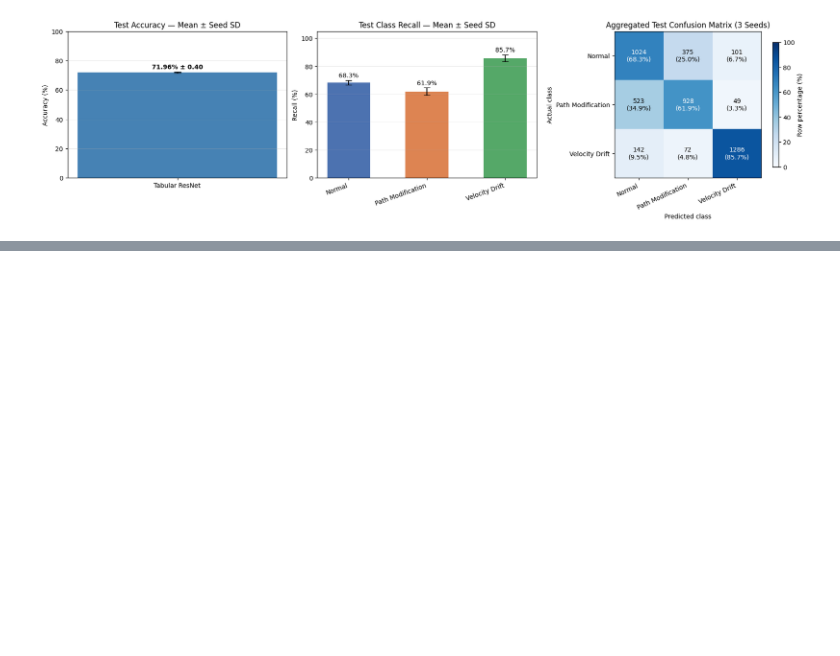
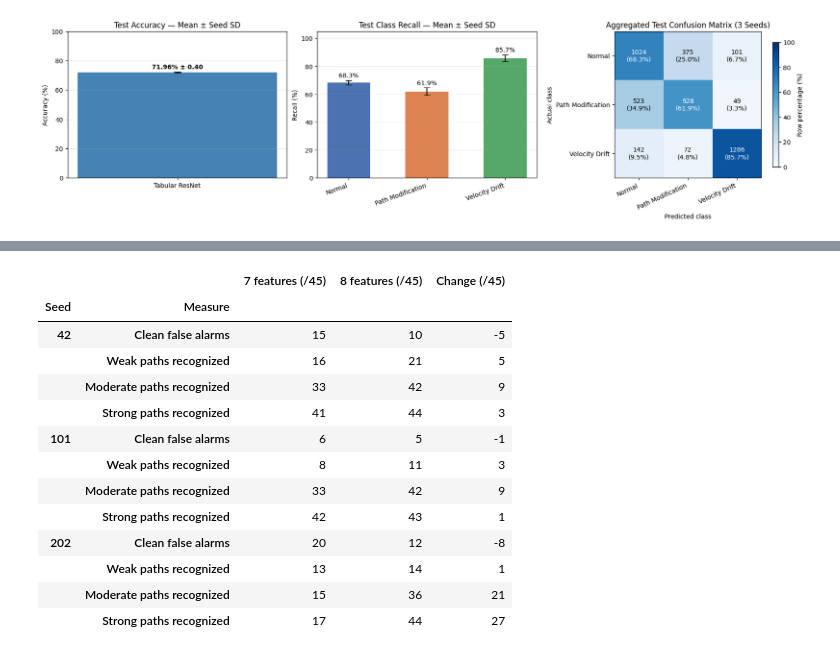
Before and after one commit to iamnaymur/ml_meta_learning, a Jupyter notebook: TabularResNet_ProtoNet_FromScratch_airspace_dataset.ipynb, the cells around one changed output, grey strips where cells are left out. Saved outputs shown, nothing was run; the diff lists cells and outputs as text; code cells hidden in the pictures; blank space fills up the shorter version.

```diff
--- a/TabularResNet_ProtoNet_FromScratch_airspace_dataset.ipynb
+++ b/TabularResNet_ProtoNet_FromScratch_airspace_dataset.ipynb
@@ -1577,0 +1978,71 @@ plt.show()
+# %%
+# Experiment 2E — Compare 7 vs 8 features on matched validation aircraft
+
+support_idx = robust_plans[0][0]
+support_x8 = torch.as_tensor(X_val_8[support_idx], dtype=torch.float32)
+support_y = support_ep0["support_y"]
+
+assert torch.equal(support_x8[:, :, :7], support_ep0["support_x"])
+assert np.array_equal(y_val_3[support_idx], support_y.cpu().numpy())
+assert set(path_rows["icao24"].astype(str)).isdisjoint(support_ids)
+
+keys = ["Seed", "Version", "Aircraft"]
+new_rows = []
+
+for seed, model in sorted(resnet_models_8.items()):
+    for version, windows in matched_path_8.items():
+        episode = {
+            "support_x": support_x8,
+            "support_y": support_y,
+            "query_x": torch.as_tensor(windows, dtype=torch.float32),
+            "query_y": torch.full(
+                (len(windows),), 0 if version == "clean" else 1, dtype=torch.long
+            ),
+        }
+        _, predictions = evaluate_protonet(model, [episode])
+        new_rows.append(pd.DataFrame({
+            "Seed": seed,
+            "Version": version,
+            "Aircraft": path_rows["icao24"].astype(str).to_numpy(),
+            "Predicted_8": predictions["Predicted"].to_numpy(),
+        }))
+
+# Match each new prediction to the baseline prediction for that same aircraft.
+paired = baseline_predictions_7.rename(columns={"Predicted": "Predicted_7"}).merge(
+    pd.concat(new_rows, ignore_index=True), on=keys, validate="one_to_one"
+)
+assert len(paired) == 3 * 4 * 45
+
+rows = []
+for (seed, version), group in paired.groupby(["Seed", "Version"], sort=False):
+    assert group["Aircraft"].nunique() == 45
+    clean = version == "clean"
+    p7, p8 = group["Predicted_7"], group["Predicted_8"]
+    count7 = int((p7 != 0 if clean else p7 == 1).sum())
+    count8 = int((p8 != 0 if clean else p8 == 1).sum())
+
+    rows.append({
+        "Seed": seed,
+        "Measure": "Clean false alarms" if clean else f"{version.title()} paths recognized",
+        "7 features (/45)": count7,
+        "8 features (/45)": count8,
+        "Change (/45)": count8 - count7,
+    })
+
+comparison_2e = pd.DataFrame(rows)
+display(comparison_2e.set_index(["Seed", "Measure"]))
+# %% [output]
+|  |  | 7 features (/45) | 8 features (/45) | Change (/45) |
+| Seed | Measure |  |  |  |
+| 42 | Clean false alarms | 15 | 10 | -5 |
+|  | Weak paths recognized | 16 | 21 | 5 |
+|  | Moderate paths recognized | 33 | 42 | 9 |
+|  | Strong paths recognized | 41 | 44 | 3 |
+| 101 | Clean false alarms | 6 | 5 | -1 |
+|  | Weak paths recognized | 8 | 11 | 3 |
+|  | Moderate paths recognized | 33 | 42 | 9 |
+|  | Strong paths recognized | 42 | 43 | 1 |
+| 202 | Clean false alarms | 20 | 12 | -8 |
+|  | Weak paths recognized | 13 | 14 | 1 |
+|  | Moderate paths recognized | 15 | 36 | 21 |
+|  | Strong paths recognized | 17 | 44 | 27 |
```
Also changed, not shown: parts of 15 cells of this notebook.
